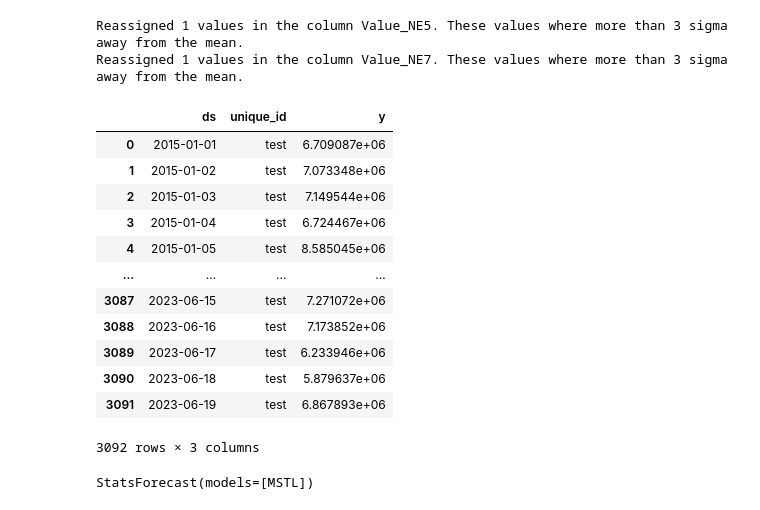
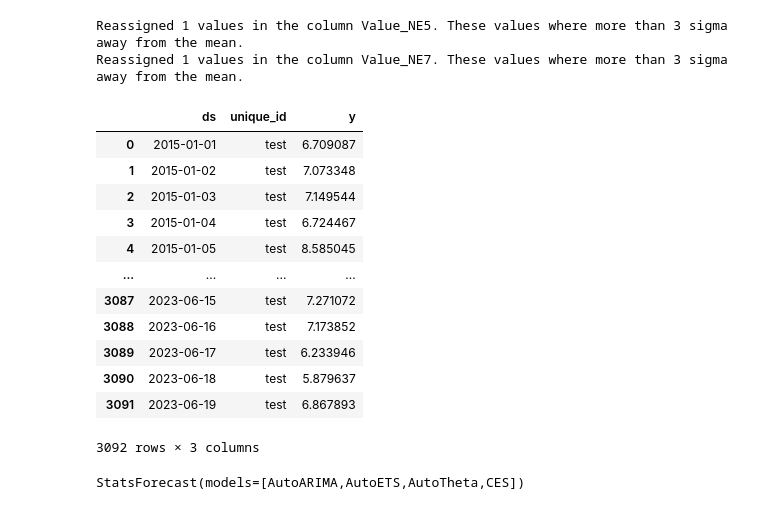
Before and after one commit to sbuse/ts_forecasting, a Jupyter notebook: Mittelfristprognose/simple - statitical/AutoARIMA statsforecast.ipynb, the cells around one changed output. Cells and saved outputs as stored; diff of their text form; code cells hidden in the pictures.

```diff
--- a/Mittelfristprognose/simple - statitical/AutoARIMA statsforecast.ipynb
+++ b/Mittelfristprognose/simple - statitical/AutoARIMA statsforecast.ipynb
@@ -63,66 +42,61 @@ def reassign_outliers(pdf):
 # %%
 # url = "https://data.stadt-zuerich.ch/dataset/ewz_stromabgabe_netzebenen_stadt_zuerich/download/ewz_stromabgabe_netzebenen_stadt_zuerich.csv"
 # pdf = pd.read_csv(url,index_col=None)
 
 
 pdf = pd.read_csv("../data/ewz_stromabgabe_netzebenen_stadt_zuerich.csv",index_col=None)
 
 pdf["Timestamp"] =  pd.to_datetime(pdf['Timestamp'],utc=True)
 pdf = pdf.set_index(pdf["Timestamp"])
 pdf = resample_fix_ends(pdf,"D")
 pdf = reassign_outliers(pdf)
 
 pdf.index = pdf.index.tz_localize(None)  #Let's drop the timezone info to avoid warnings
 
 pdf["ds"] = pdf.index
 pdf["unique_id"] = "test"
 pdf = pdf.reset_index(drop=True)
 
-pdf["y"] = pdf["Value_NE5"].values + pdf["Value_NE7"].values
+pdf["y"] = (pdf["Value_NE5"].values + pdf["Value_NE7"].values)/1e6
 pdf = pdf.drop(columns=["Value_NE5","Value_NE7"])
 
 split = int(len(pdf)*0.9)
 pdf_train, pdf_test = pdf.iloc[:split], pdf.iloc[split:]
 
 pdf
 # %% [output]
 Reassigned 1 values in the column Value_NE5. These values where more than 3 sigma away from the mean.
 Reassigned 1 values in the column Value_NE7. These values where more than 3 sigma away from the mean.
 |  | ds | unique_id | y |
-| 0 | 2015-01-01 | test | 6.709087e+06 |
-| 1 | 2015-01-02 | test | 7.073348e+06 |
-| 2 | 2015-01-03 | test | 7.149544e+06 |
-| 3 | 2015-01-04 | test | 6.724467e+06 |
-| 4 | 2015-01-05 | test | 8.585045e+06 |
+| 0 | 2015-01-01 | test | 6.709087 |
+| 1 | 2015-01-02 | test | 7.073348 |
+| 2 | 2015-01-03 | test | 7.149544 |
+| 3 | 2015-01-04 | test | 6.724467 |
+| 4 | 2015-01-05 | test | 8.585045 |
 | ... | ... | ... | ... |
-| 3087 | 2023-06-15 | test | 7.271072e+06 |
-| 3088 | 2023-06-16 | test | 7.173852e+06 |
-| 3089 | 2023-06-17 | test | 6.233946e+06 |
-| 3090 | 2023-06-18 | test | 5.879637e+06 |
-| 3091 | 2023-06-19 | test | 6.867893e+06 |
+| 3087 | 2023-06-15 | test | 7.271072 |
+| 3088 | 2023-06-16 | test | 7.173852 |
+| 3089 | 2023-06-17 | test | 6.233946 |
+| 3090 | 2023-06-18 | test | 5.879637 |
+| 3091 | 2023-06-19 | test | 6.867893 |
 3092 rows × 3 columns
 # %%
-mstl = MSTL(season_length=[7, 365],      # seasonalities of the time series, there is a weekly and yearly seasonality
-            trend_forecaster=AutoARIMA())
+# Define a list of models for forecasting
+season_length = 7
+models = [
+    AutoARIMA(season_length=season_length), # ARIMA model with automatic order selection and seasonal component
+    AutoETS(season_length=season_length),   # ETS model with automatic error, trend, and seasonal component
+    AutoTheta(season_length=season_length), # Theta model with automatic seasonality detection
+    AutoCES(season_length=season_length),   # CES model with automatic seasonality detection
+]
 
 
-sf = StatsForecast(models = [mstl], freq = 'D')
-
-# # Define a list of models for forecasting
-# models = [
-#     AutoARIMA(season_length=season_length), # ARIMA model with automatic order selection and seasonal component
-#     AutoETS(season_length=season_length), # ETS model with automatic error, trend, and seasonal component
-#     AutoTheta(season_length=season_length), # Theta model with automatic seasonality detection
-#     AutoCES(season_length=season_length), # CES model with automatic seasonality detection
-# ]
-
-
-# sf = StatsForecast(
-#     models=models, # models for forecasting
-#     freq='M',  # frequency of the data
-#     n_jobs=-1  # number of jobs to run in parallel, -1 means using all processors
-# )
+sf = StatsForecast(
+    models=models, # models for forecasting
+    freq='D',  # frequency of the data
+    n_jobs=-1  # number of jobs to run in parallel, -1 means using all processors
+)
 
 sf.fit(pdf_train)
 # %% [output]
-StatsForecast(models=[MSTL])
+StatsForecast(models=[AutoARIMA,AutoETS,AutoTheta,CES])
```
Also changed, not shown: parts of 9 cells of this notebook.
